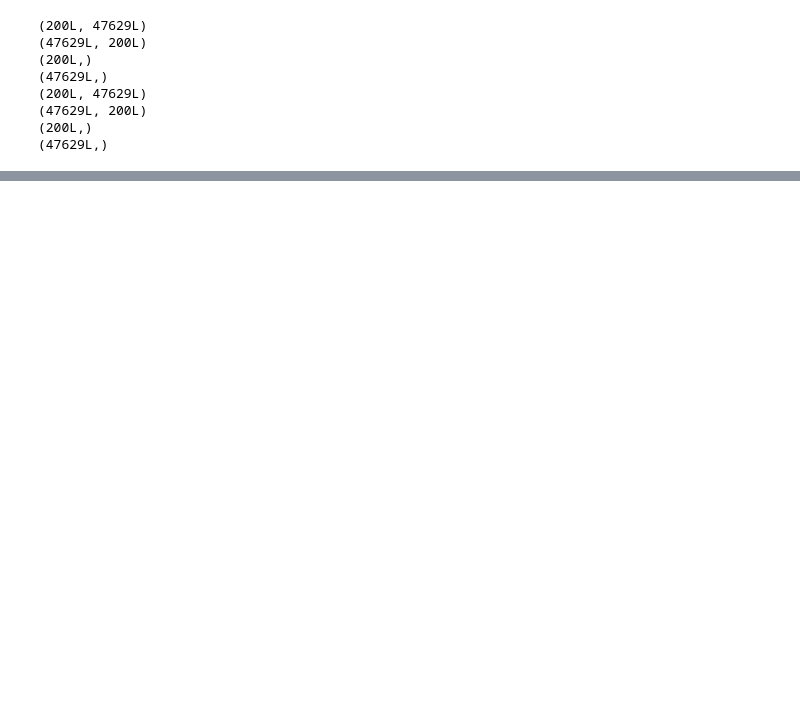
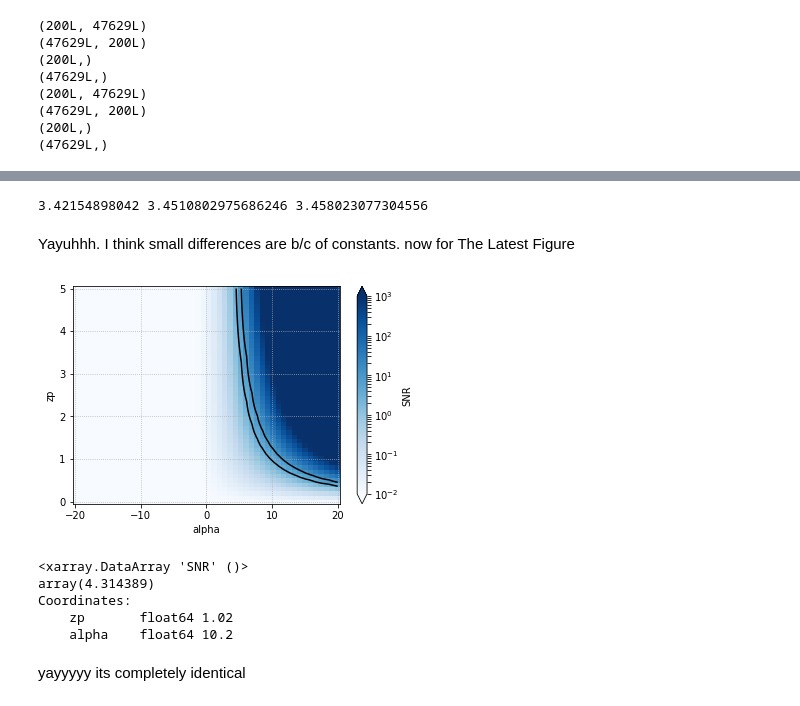
Before and after one commit to afarah18/stochastic_cosmo, a Jupyter notebook: Recreate_Fig2_minimal.ipynb, the cells around one changed output, grey strips where cells are left out. Saved outputs shown, nothing was run; the diff lists cells and outputs as text; code cells hidden in the pictures; blank space fills up the shorter version.

```diff
--- a/Recreate_Fig2_minimal.ipynb
+++ b/Recreate_Fig2_minimal.ipynb
@@ -417,0 +441,39 @@ plt.show()
+# %%
+print my_snr, tom_snr_inspiral, tom_snr
+# %% [output]
+3.42154898042 3.4510802975686246 3.458023077304556
+# %% [markdown]
+Yayuhhh. I think small differences are b/c of constants. now for The Latest Figure
+# %%
+zp_array = np.linspace(0,5)
+alpha_arr = np.linspace(-20,20)
+SNR_arr = np.zeros((len(zp_array),len(alpha_arr)))
+
+for z in range(len(zp_array)):
+    for a in range(len(alpha_arr)):
+        z_params = [zp_array[z], alpha_arr[a], 3.] #beta=3 always
+
+        OmgGW = OmegaGW_mine_w_tom_signature(Rate,z_params[1],z_params[2],z_params[0],freqs_stoch*u.Hz)
+        my_snr = np.sqrt(np.sum(np.power(OmgGW,2.)/sigma2_stoch))
+        SNR_arr[z,a] = my_snr
+# %%
+SNR_xr = xr.DataArray(SNR_arr,
+                        dims = ('zp','alpha'),
+                        coords = (zp_array,alpha_arr),
+                        name = 'SNR')
+SNR_xr.plot(norm=LogNorm(vmin=1e-2,vmax=1e3),cmap='Blues')
+SNR_xr.plot.contour(levels=[3,10],colors='black')
+plt.grid(linestyle=':')
+plt.show()
+# %% [output]
+[figure, added]
+# %%
+print(SNR_xr.sel({'alpha':10,'zp':1},method='nearest'))
+# %% [output]
+<xarray.DataArray 'SNR' ()>
+array(4.314389)
+Coordinates:
+    zp       float64 1.02
+    alpha    float64 10.2
+# %% [markdown]
+yayyyyy its completely identical
```
Also changed, not shown: parts of 8 cells of this notebook.
